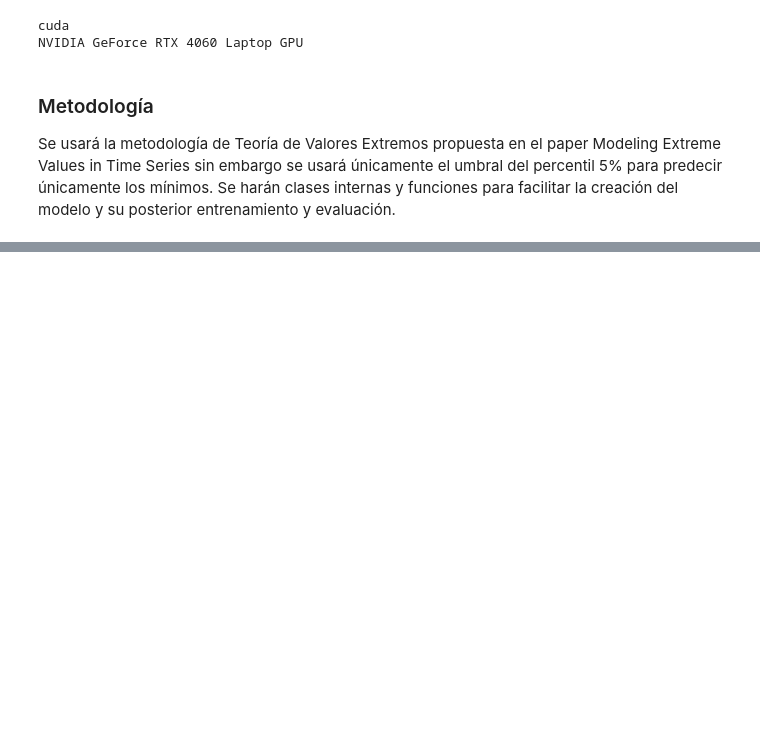
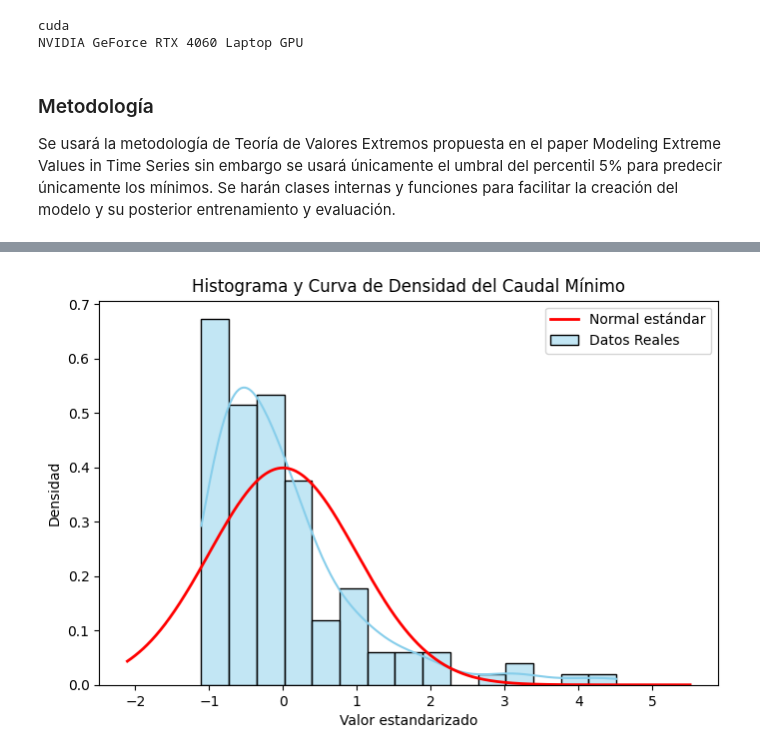
Before and after one commit to AndreyPrado/Pronostico_Caudales_Extremos, a Jupyter notebook: ValoresExtremos/cod/py/prediccion_minimos.ipynb, the cells around one changed output, grey strips where cells are left out. Saved outputs shown, nothing was run; the diff lists cells and outputs as text; code cells hidden in the pictures; blank space fills up the shorter version.

```diff
--- a/ValoresExtremos/cod/py/prediccion_minimos.ipynb
+++ b/ValoresExtremos/cod/py/prediccion_minimos.ipynb
@@ -323,0 +103,20 @@ if __name__ == "__main__":
+# %%
+# Serie estandarizada
+serie_std = (df['caudal_minimo'] - df['caudal_minimo'].mean()) / df['caudal_minimo'].std()
+
+# Histograma con KDE
+plt.figure(figsize=(8,5))
+sns.histplot(serie_std, kde=True, stat='density', color='skyblue', edgecolor='black', label = 'Datos Reales')
+
+# Curva de la normal estándar
+x = np.linspace(serie_std.min()-1, serie_std.max()+1, 1000)
+plt.plot(x, norm.pdf(x, 0, 1), color='red', lw=2, label='Normal estándar')
+
+# Detalles del gráfico
+plt.title('Histograma y Curva de Densidad del Caudal Mínimo')
+plt.xlabel('Valor estandarizado')
+plt.ylabel('Densidad')
+plt.legend()
+plt.show()
+# %% [output]
+[figure, added]
```
Also changed, not shown: parts of 25 cells of this notebook.
